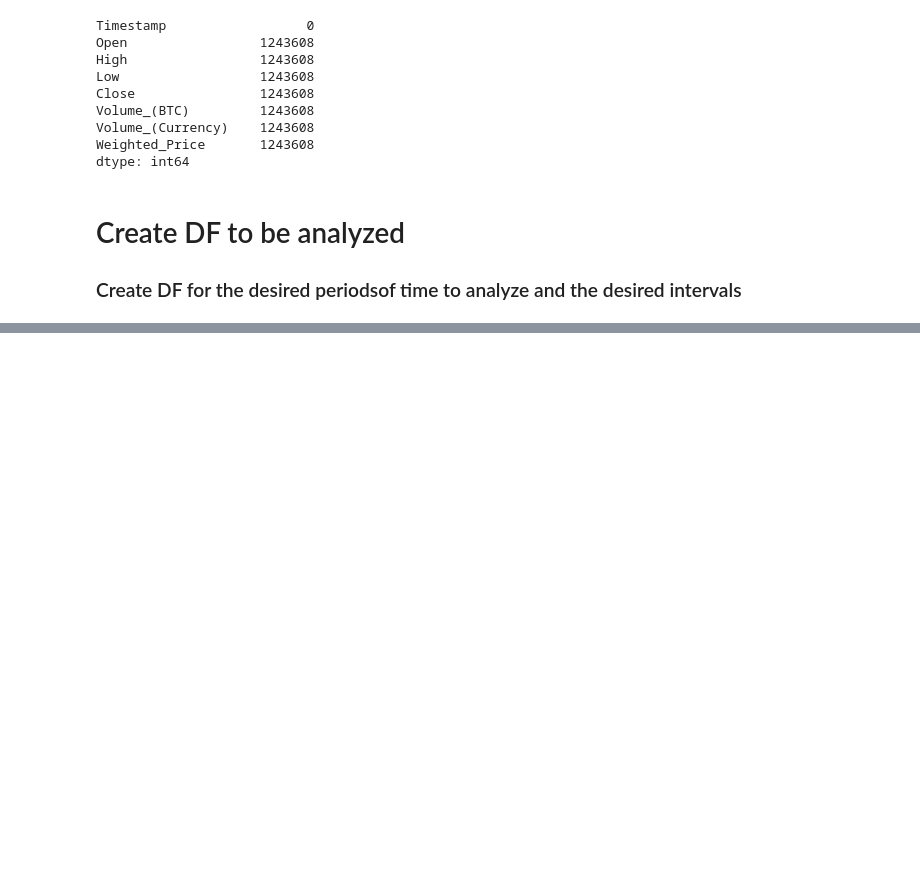
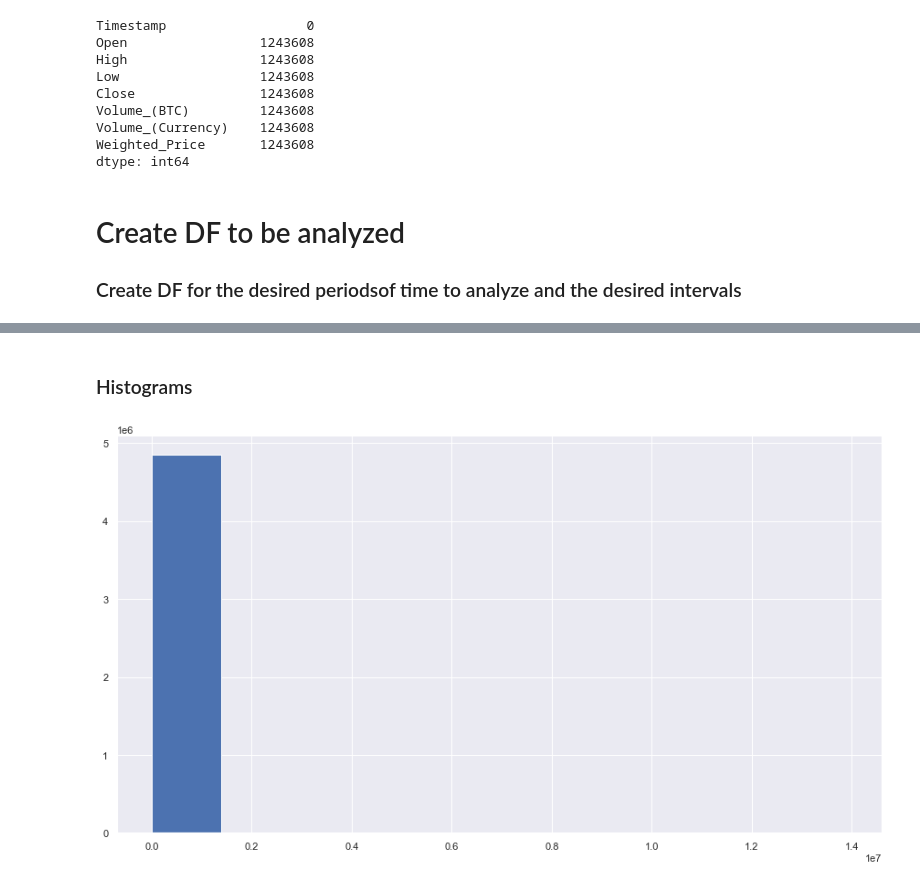
Before and after one commit to Tababy/BasicRecurrentNNforStockPrediction, a Jupyter notebook: RNN_StockPrediction.ipynb, the cells around one changed output, grey strips where cells are left out. Saved outputs shown, nothing was run; the diff lists cells and outputs as text; code cells hidden in the pictures; blank space fills up the shorter version.

```diff
--- a/RNN_StockPrediction.ipynb
+++ b/RNN_StockPrediction.ipynb
@@ -173,0 +274,7 @@ df_1y = df_nn.iloc[::525951]
+# %% [markdown]
+### Histograms
+# %%
+plt.hist(x=df_nn["Volume_(Currency)"], bins=10)
+plt.show()
+# %% [output]
+[figure, added]
```
Also changed, not shown: parts of 18 cells of this notebook.
